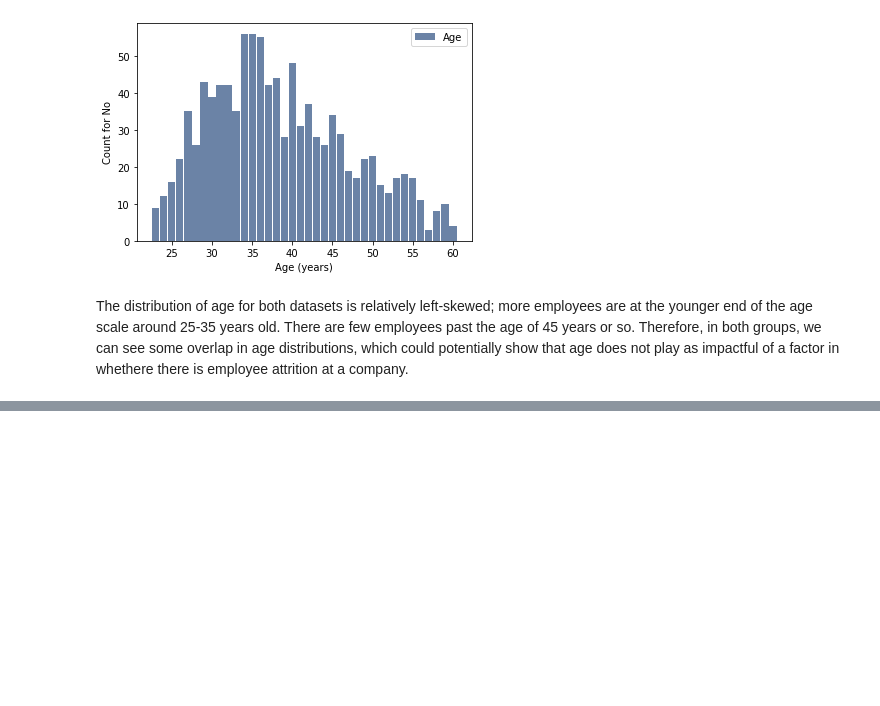
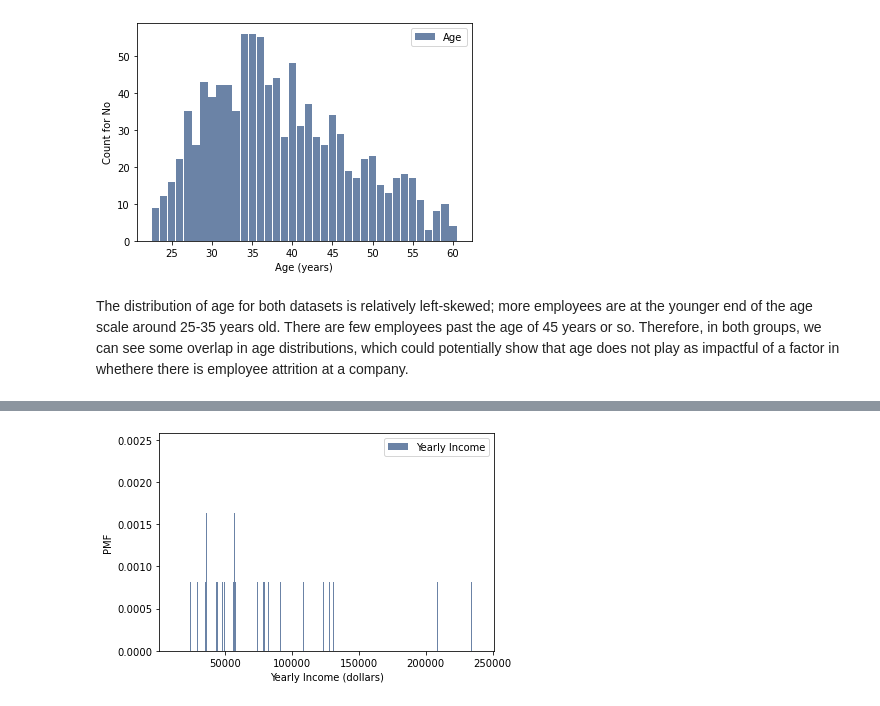
Before and after one commit to phillipseb/DSC530, a Jupyter notebook: ThinkStats2-master/code/Data Exploration - Employee Attrition.ipynb, the cells around one changed output, grey strips where cells are left out. Saved outputs shown, nothing was run; the diff lists cells and outputs as text; code cells hidden in the pictures; blank space fills up the shorter version.

```diff
--- a/ThinkStats2-master/code/Data Exploration - Employee Attrition.ipynb
+++ b/ThinkStats2-master/code/Data Exploration - Employee Attrition.ipynb
@@ -405,0 +484,12 @@ The distribution of age for both datasets is relatively left-skewed; more employ
+# %%
+#Normalize the distribution
+n = hist.Total()
+pmf = hist.Copy()
+for x, freq in hist.Items():
+    pmf[x] = freq / n
+# %%
+#PMF of Age
+thinkplot.Hist(pmf)
+thinkplot.Config(xlabel='Yearly Income (dollars)', ylabel='PMF')
+# %% [output]
+[figure, added]
```
Also changed, not shown: parts of 67 cells of this notebook.
